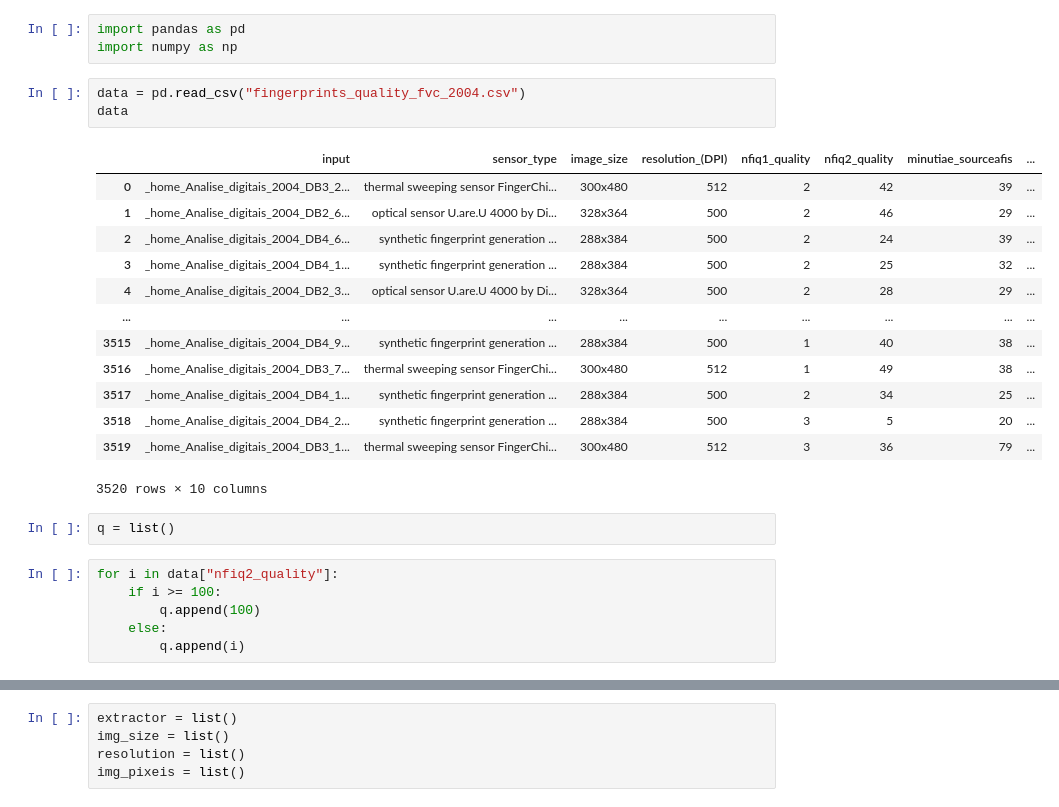
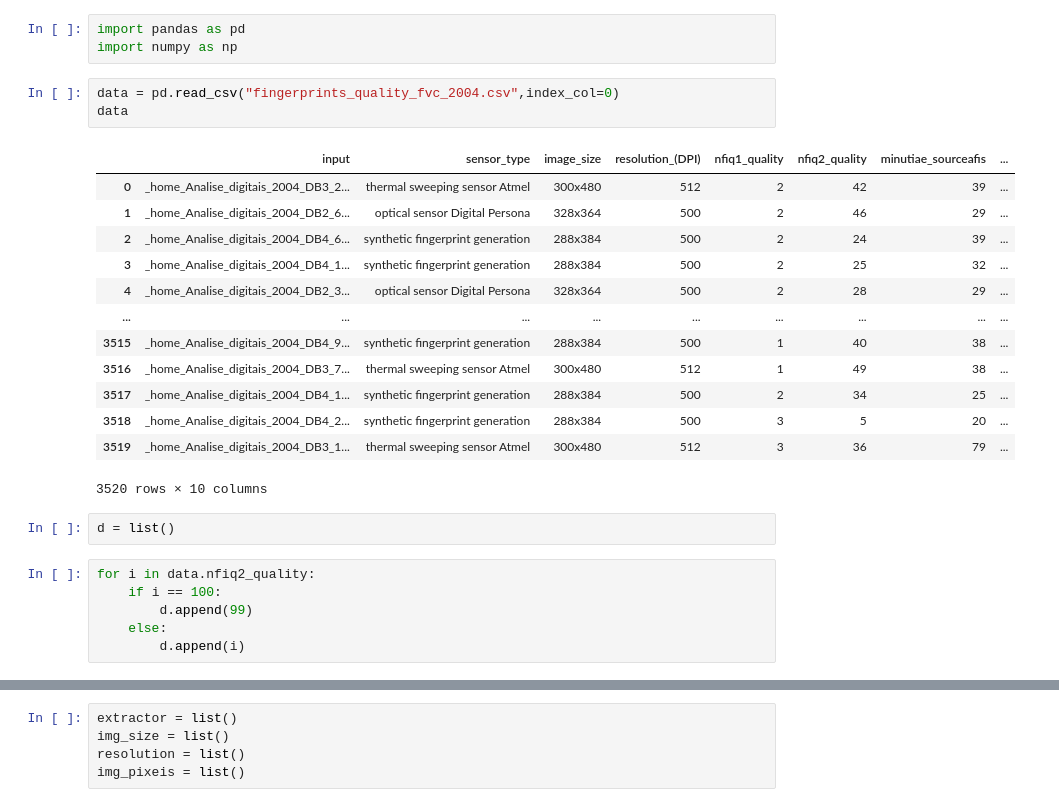
Before and after one commit to lucasfernandes42/fingerprintviz, a Jupyter notebook: data/Add_extractors.ipynb, the cells around one changed output, grey strips where cells are left out. Drawn from its saved outputs; the diff is of its cells as text.

Commit message:
correction in data

```diff
--- a/data/Add_extractors.ipynb
+++ b/data/Add_extractors.ipynb
@@ -2,27 +2,27 @@
 import pandas as pd
 import numpy as np
 # %%
-data = pd.read_csv("fingerprints_quality_fvc_2004.csv")
+data = pd.read_csv("fingerprints_quality_fvc_2004.csv",index_col=0)
 data
 # %% [output]
 |  | input | sensor_type | image_size | resolution_(DPI) | nfiq1_quality | nfiq2_quality | minutiae_sourceafis | ... |
-| 0 | _home_Analise_digitais_2004_DB3_2... | thermal sweeping sensor FingerChi... | 300x480 | 512 | 2 | 42 | 39 | ... |
-| 1 | _home_Analise_digitais_2004_DB2_6... | optical sensor U.are.U 4000 by Di... | 328x364 | 500 | 2 | 46 | 29 | ... |
-| 2 | _home_Analise_digitais_2004_DB4_6... | synthetic fingerprint generation ... | 288x384 | 500 | 2 | 24 | 39 | ... |
-| 3 | _home_Analise_digitais_2004_DB4_1... | synthetic fingerprint generation ... | 288x384 | 500 | 2 | 25 | 32 | ... |
-| 4 | _home_Analise_digitais_2004_DB2_3... | optical sensor U.are.U 4000 by Di... | 328x364 | 500 | 2 | 28 | 29 | ... |
+| 0 | _home_Analise_digitais_2004_DB3_2... | thermal sweeping sensor Atmel | 300x480 | 512 | 2 | 42 | 39 | ... |
+| 1 | _home_Analise_digitais_2004_DB2_6... | optical sensor Digital Persona | 328x364 | 500 | 2 | 46 | 29 | ... |
+| 2 | _home_Analise_digitais_2004_DB4_6... | synthetic fingerprint generation | 288x384 | 500 | 2 | 24 | 39 | ... |
+| 3 | _home_Analise_digitais_2004_DB4_1... | synthetic fingerprint generation | 288x384 | 500 | 2 | 25 | 32 | ... |
+| 4 | _home_Analise_digitais_2004_DB2_3... | optical sensor Digital Persona | 328x364 | 500 | 2 | 28 | 29 | ... |
 | ... | ... | ... | ... | ... | ... | ... | ... | ... |
-| 3515 | _home_Analise_digitais_2004_DB4_9... | synthetic fingerprint generation ... | 288x384 | 500 | 1 | 40 | 38 | ... |
-| 3516 | _home_Analise_digitais_2004_DB3_7... | thermal sweeping sensor FingerChi... | 300x480 | 512 | 1 | 49 | 38 | ... |
-| 3517 | _home_Analise_digitais_2004_DB4_1... | synthetic fingerprint generation ... | 288x384 | 500 | 2 | 34 | 25 | ... |
-| 3518 | _home_Analise_digitais_2004_DB4_2... | synthetic fingerprint generation ... | 288x384 | 500 | 3 | 5 | 20 | ... |
-| 3519 | _home_Analise_digitais_2004_DB3_1... | thermal sweeping sensor FingerChi... | 300x480 | 512 | 3 | 36 | 79 | ... |
+| 3515 | _home_Analise_digitais_2004_DB4_9... | synthetic fingerprint generation | 288x384 | 500 | 1 | 40 | 38 | ... |
+| 3516 | _home_Analise_digitais_2004_DB3_7... | thermal sweeping sensor Atmel | 300x480 | 512 | 1 | 49 | 38 | ... |
+| 3517 | _home_Analise_digitais_2004_DB4_1... | synthetic fingerprint generation | 288x384 | 500 | 2 | 34 | 25 | ... |
+| 3518 | _home_Analise_digitais_2004_DB4_2... | synthetic fingerprint generation | 288x384 | 500 | 3 | 5 | 20 | ... |
+| 3519 | _home_Analise_digitais_2004_DB3_1... | thermal sweeping sensor Atmel | 300x480 | 512 | 3 | 36 | 79 | ... |
 3520 rows × 10 columns
 # %%
-q = list()
+d = list()
 # %%
-for i in data["nfiq2_quality"]:
-    if i >= 100:
-        q.append(100)
+for i in data.nfiq2_quality:
+    if i == 100:
+        d.append(99)
     else:
-        q.append(i)
+        d.append(i)
```
Also changed, not shown: parts of 8 cells of this notebook, 1 other file.
